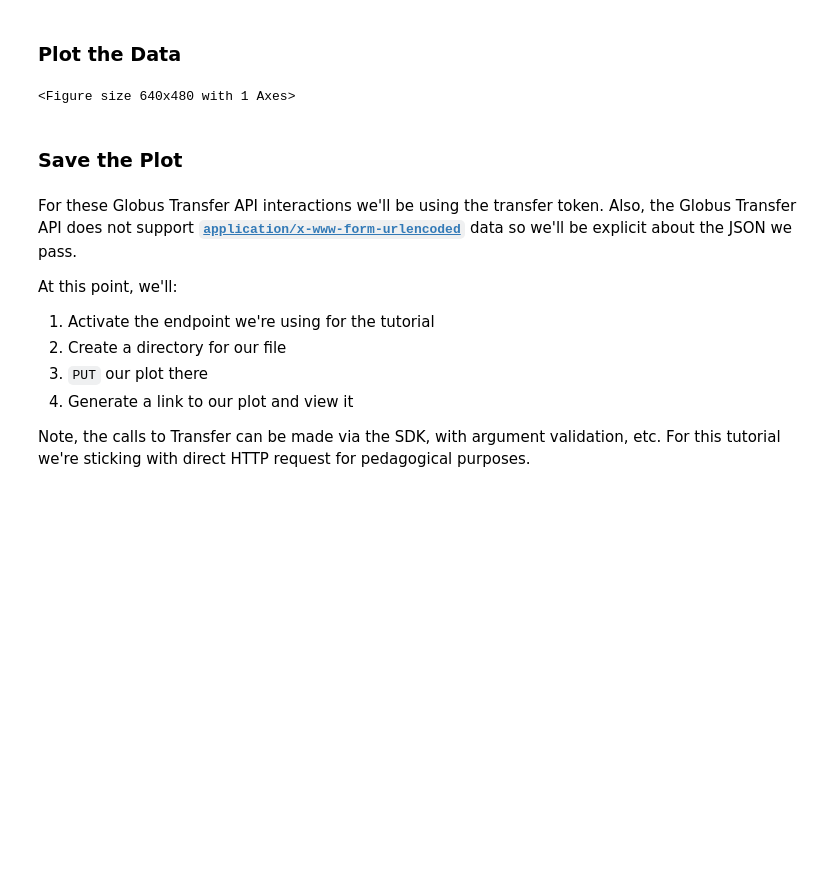
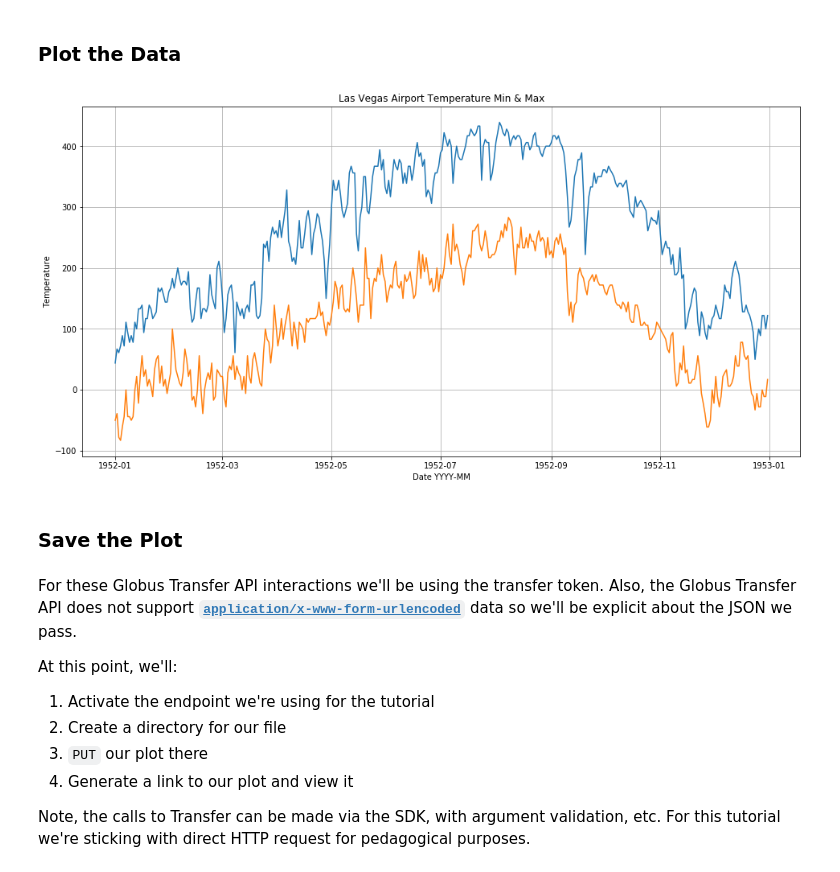
Before and after one commit to rpwagner/examples, a Jupyter notebook: src/JHTutorial.ipynb, the cells around one changed output. Cells and saved outputs as stored; diff of their text form; code cells hidden in the pictures; blank space fills up the shorter version.

```diff
--- a/src/JHTutorial.ipynb
+++ b/src/JHTutorial.ipynb
@@ -143,21 +131,32 @@ print(vegas_climate_array[0])
+# %%
+# Pull the data from the CSV text
+vegas_day = [] # column 5
+vegas_tmax = [] # column 7
+vegas_tmin = [] # column 8
+
+vegas_rows = csv.reader(StringIO(vegas_climate_csv), delimiter=',')
+# Skip header
+next(vegas_rows)
+for row in vegas_rows:
+    day = datetime.date(int(row[5][:4]), int(row[5][4:6]), int(row[5][6:]))
+    vegas_day.append(day)
+    vegas_tmin.append(int(row[7]))
+    vegas_tmax.append(int(row[8]))
 # %% [markdown]
 ### Plot the Data
-# %%
-import matplotlib.pyplot as plt
-import numpy as np
-
-t = np.arange(0.0, 2.0, 0.01)
-s = 1 + np.sin(2*np.pi*t)
-plt.plot(t, s)
-
-plt.xlabel('time (s)')
-plt.ylabel('voltage (mV)')
-plt.title('About as simple as it gets, folks')
-plt.grid(True)
-plt.savefig("test.png")
-plt.show()
-# %% [output]
-<Figure size 640x480 with 1 Axes>
+# %%
+# Plot the data
+plt.figure(figsize=(16,8))
+plt.plot(vegas_day, vegas_tmin, label = "Min Temp")
+plt.plot(vegas_day, vegas_tmax, label = "Max Temp")
+plt.xlabel('Date YYYY-MM')
+plt.ylabel('Temperature')
+plt.title('Las Vegas Airport Temperature Min & Max')
+plt.grid(True)
+plt.savefig("vegas.png")
+plt.show()
+# %% [output]
+[figure, added]
 # %% [markdown]
 ### Save the Plot
 # %% [markdown]
```
Also changed, not shown: parts of 8 cells of this notebook.
